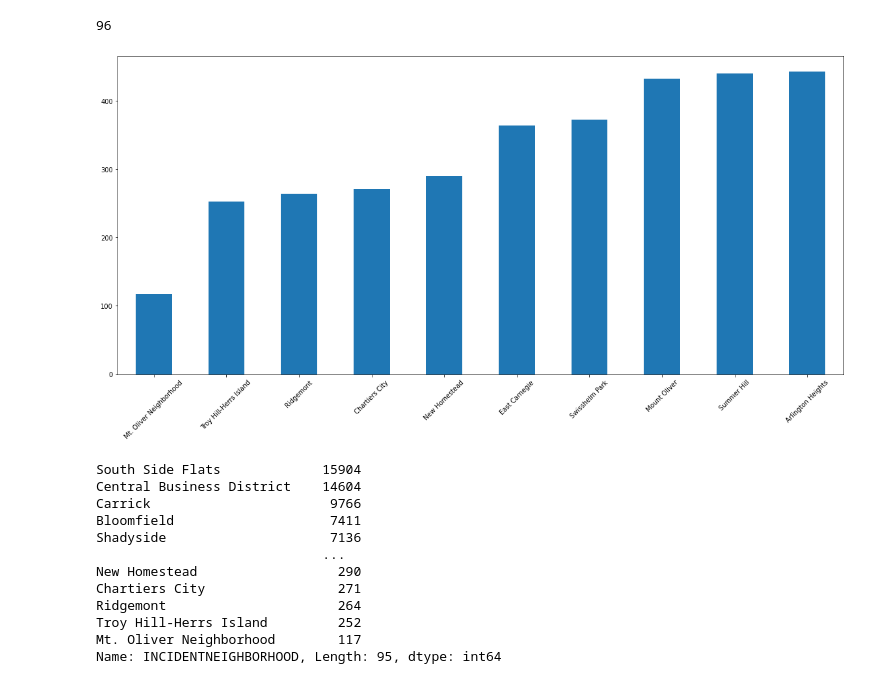
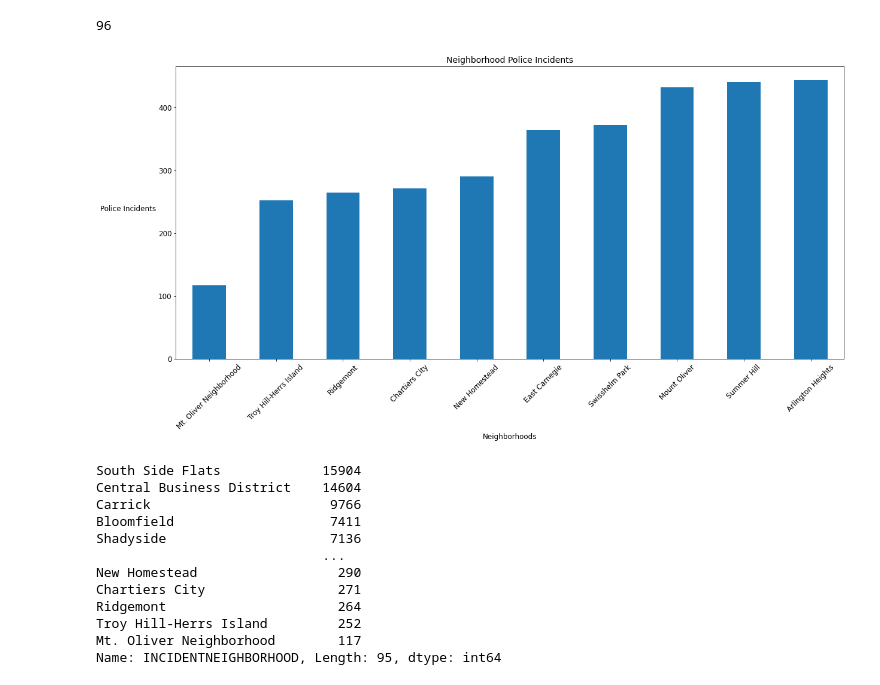
Before and after one commit to EddieTrey/CMPINF0010-Final-Project, a Jupyter notebook: Edward's Notebook/edward.ipynb, the cells around one changed output. Saved outputs shown, nothing was run; the diff lists cells and outputs as text; code cells hidden in the pictures.

Commit message:
Added graph title, labels, and rotated axes

```diff
--- a/Edward's Notebook/edward.ipynb
+++ b/Edward's Notebook/edward.ipynb
@@ -26,12 +25,17 @@ df_reverse10 = df_reverse.iloc[:10]                 # show only first 10 neighbo
 # %%
 plt.rcParams["figure.figsize"] = [20,9]     # setting graph size or else it's too small
 df_reverse10.plot.bar()                     # graphing our dataframe
-plt.xticks(rotation=45)                     # rorate x-axis for readability
+plt.title("Neighborhood Police Incidents", fontsize = 14)   # graph title
+plt.xticks(fontsize = 12,rotation=45)       # rorate x-axis for readability
+plt.xlabel("Neighborhoods", fontsize = 12)  # set x-axis label
+
+plt.yticks(fontsize = 12)                   # rotate x-axis for readability
+plt.ylabel("Police Incidents", fontsize = 12, rotation = 0, labelpad = 50)  # y-axis label, padding because it enters the graph body
 plt.show()                                  # show graph more cleanly
 
 # hills island is part of troy hills neighborhood
 # %% [output]
-[figure, old version]
+[figure, new version]
 # %%
 df.INCIDENTNEIGHBORHOOD.value_counts()
 # %% [output]
```
Also changed, not shown: parts of 1 cell of this notebook.
